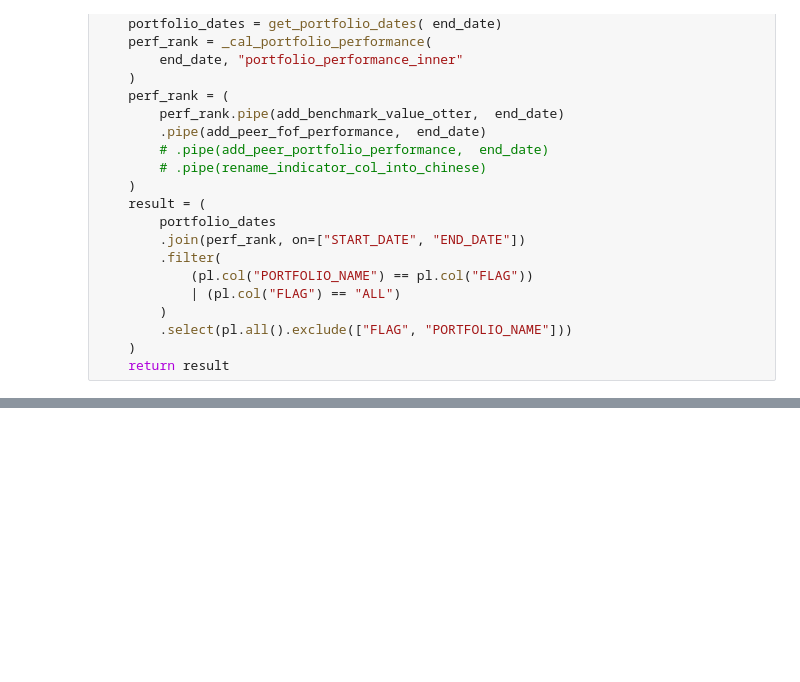
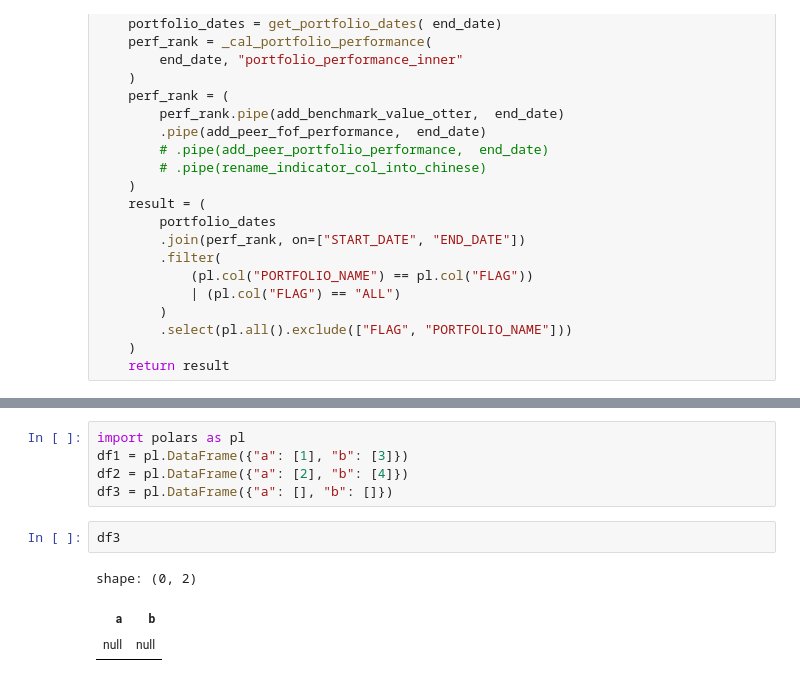
Before and after one commit to cheng66663420/FundResearch, a Jupyter notebook: jupyter/test.ipynb, the cells around one changed output, grey strips where cells are left out. Cells and saved outputs as stored; diff of their text form; blank space fills up the shorter version.

```diff
--- a/jupyter/test.ipynb
+++ b/jupyter/test.ipynb
@@ -471,0 +504,11 @@ shape: (1_560, 12)
+# %%
+import polars as pl
+df1 = pl.DataFrame({"a": [1], "b": [3]})
+df2 = pl.DataFrame({"a": [2], "b": [4]})
+df3 = pl.DataFrame({"a": [], "b": []})
+# %%
+df3
+# %% [output]
+shape: (0, 2)
+| a | b |
+| null | null |
```
Also changed, not shown: parts of 9 cells of this notebook, 8 other files.
